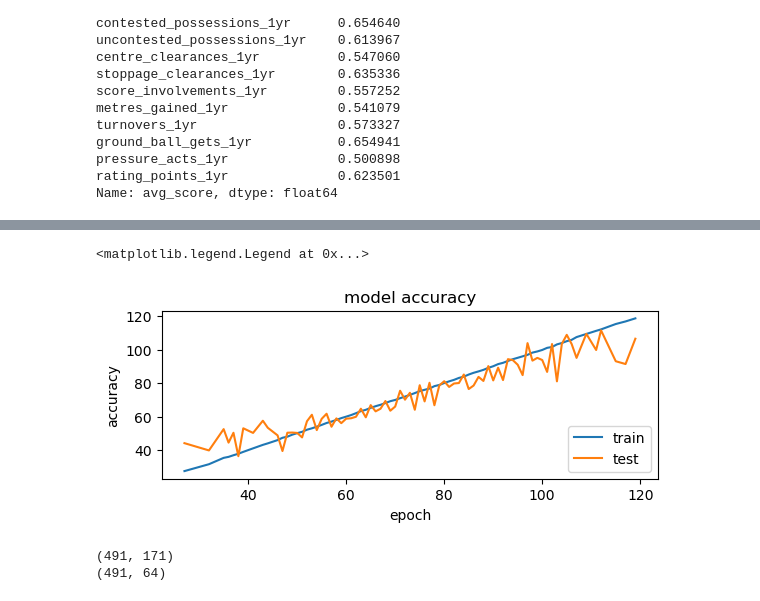
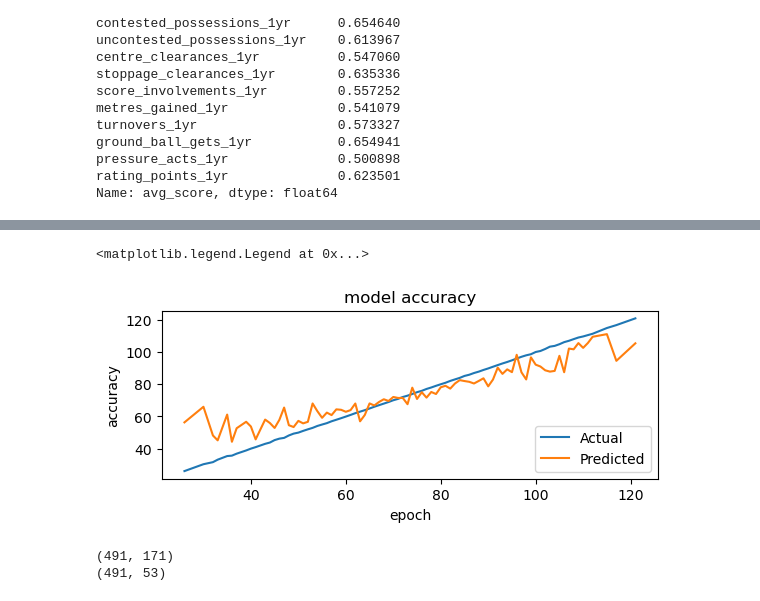
Before and after one commit to malikpri90/Outside_Work, a Jupyter notebook: AFL Fantasy/Model_build_GLM.ipynb, the cells around one changed output, grey strips where cells are left out. Drawn from its saved outputs; the diff is of its cells as text; code cells hidden in the pictures.

Commit message:
Standardised GLM factors

```diff
--- a/AFL Fantasy/Model_build_GLM.ipynb
+++ b/AFL Fantasy/Model_build_GLM.ipynb
@@ -631,11 +654,13 @@ X_new.shape
 # %%
+# Load model
+
 from sklearn.model_selection import train_test_split
 
 pd.DataFrame(X).fillna(0)
 
 X_train,X_test,y_train,y_test=train_test_split(
     X,y,
-    train_size = 0.80,
+    train_size = 0.70,
     random_state = 1)
 
 
@@ -741,21 +734,0 @@ print(rfe.ranking_)
-# %%
-#no of features
-nof_list=np.arange(1,50)
-high_score=0
-#Variable to store the optimum features
-nof=0
-score_list =[]
-for n in range(len(nof_list)):
-    X_train, X_test, y_train, y_test = train_test_split(X,y, test_size = 0.2, random_state = 0)
-    model = LinearRegression()
-    rfe = RFE(model,step = nof_list[n])
-    X_train_rfe = rfe.fit_transform(X_train,y_train)
-    X_test_rfe = rfe.transform(X_test)
-    model.fit(X_train_rfe,y_train)
-    score = model.score(X_test_rfe,y_test)
-    score_list.append(score)
-    if(score>high_score):
-        high_score = score
-        nof = nof_list[n]
-print("Optimum number of features: %d" %nof)
-print("Score with %d features: %f" % (nof, high_score))
@@ -801,39 +745,32 @@ lr.score(X_train, y_train).round(3)
 # %%
-#create linear regression model
-from sklearn.linear_model import LinearRegression
-lineg_model = LinearRegression()
-#fit linear regression to the training data
-lineg_model.fit(X_train, y_train)
 #predict y-value based on testing data
-y_pred = lineg_model.predict(X_test)
+y_pred = lr.predict(X_test)
 
 #comparing y-value actual and prediction of testing data
 df_compare = pd.DataFrame({'Actual' : y_test, 'Prediction': y_pred})
 
-model_output = df_compare.join(factors_load, lsuffix='_caller', rsuffix='_other', how='inner')
+model_output = df_compare.join(factors, lsuffix='_caller', rsuffix='_other', how='inner')
 # %%
-y_test_df = pd.DataFrame({'Actual' : y_test})
+y_test_df = pd.DataFrame({'Predicted' : y_test})
 
-model_acc = y_test_df.join(factors_load, lsuffix='_caller', rsuffix='_other', how='inner')
-model_acc
-acc_chart = model_acc.groupby(round(model_output['Actual'])).agg({'afl_fantasy_score_1yr': 'mean', 'Actual': 'mean'})
+acc_chart = model_output.groupby(round(model_output['Actual'])).agg({'Prediction': 'mean', 'Actual': 'mean'})
 
 # acc_chart.sort_values(by=['Actual'], ascending=True)
 
 plt.subplot(2,1,1)
 plt.plot(acc_chart['Actual'])
-plt.plot(acc_chart['afl_fantasy_score_1yr'])
+plt.plot(acc_chart['Prediction'])
 plt.title('model accuracy')
 plt.ylabel('accuracy')
 plt.xlabel('epoch')
-plt.legend(['train', 'test'], loc='lower right')
+plt.legend(['Actual', 'Predicted'], loc='lower right')
 # %% [output]
 <matplotlib.legend.Legend at 0x...>
-[figure, old version]
+[figure, new version]
 # %%
 
 #predict using new data
-y_pred_new = lineg_model.predict(X_new)
+y_pred_new = lr.predict(X_new)
 y_pred_new = pd.DataFrame({'Predicted' : y_pred_new})
 
 X_new_reset = X_new.reset_index()
@@ -848,7 +785,7 @@ print(factors_prep_23.shape)
 print(X_new.shape)
 # %% [output]
 (491, 171)
-(491, 64)
+(491, 53)
 # %%
 ## Sort by highest predicted score
 pd.set_option('display.max_rows', 50)
```
Also changed, not shown: parts of 23 cells of this notebook.
